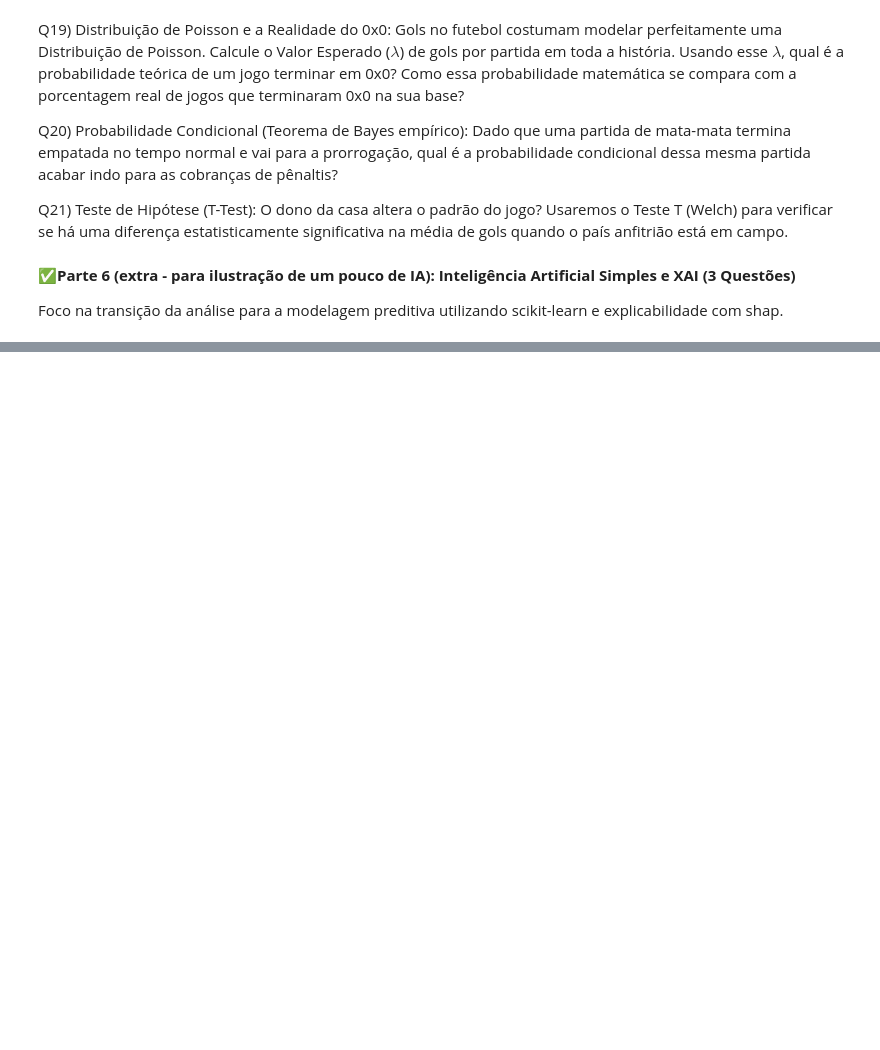
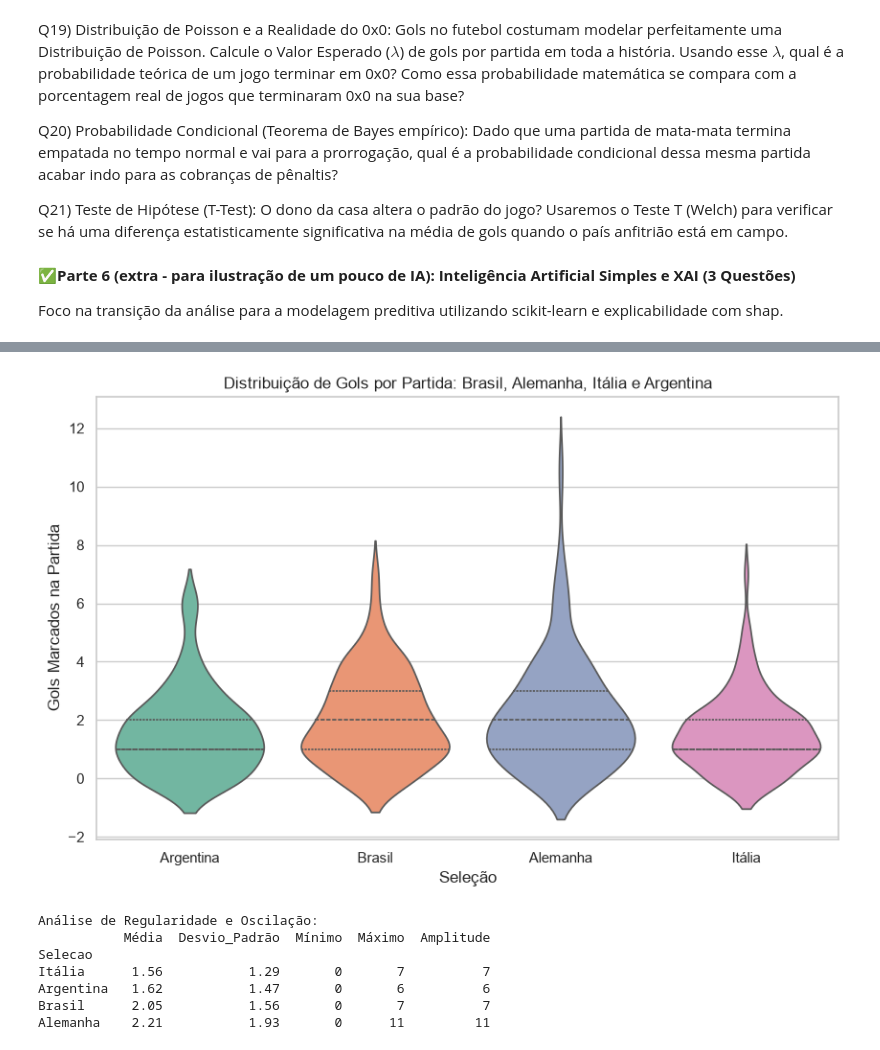
Before and after one commit to arturdosanjos/tp_fcd, a Jupyter notebook: TP_FCD_Artur&Gabriel (1).ipynb, the cells around one changed output, grey strips where cells are left out. Cells and saved outputs as stored; diff of their text form; code cells hidden in the pictures; blank space fills up the shorter version.

```diff
--- a/TP_FCD_Artur&Gabriel (1).ipynb
+++ b/TP_FCD_Artur&Gabriel (1).ipynb
@@ -315,0 +417,69 @@ zebra
+# %%
+# questão 13
+# Violin Plot (Gráfico de Violino):
+# Crie um gráfico de violino comparando a distribuição de gols marcados por partida pelas 4 seleções mais vencedoras
+# (Brasil, Alemanha, Itália, Argentina). Quem é mais regular e quem oscila mais?
+
+home_goals = df_consolidado[['home_team_name', 'home_team_score']].copy()
+home_goals.columns = ['Selecao', 'Gols']
+
+away_goals = df_consolidado[['away_team_name', 'away_team_score']].copy()
+away_goals.columns = ['Selecao', 'Gols']
+
+# 2. Unir tudo em um único DataFrame e garantir que Gols seja numérico
+df_gols = pd.concat([home_goals, away_goals], ignore_index=True)
+df_gols['Gols'] = pd.to_numeric(df_gols['Gols'], errors='coerce')
+
+selecoes_alvo = ['Brazil',
+                 'Germany', 'East Germany', 'West Germany', 'Germany FR', # alemanha teve vários nomes
+                 'Italy',
+                 'Argentina']
+
+df_top4 = df_gols[df_gols['Selecao'].isin(selecoes_alvo)].copy()
+
+# Padronizar os nomes para o gráfico ficar limpo (caso haja variações)
+mapeamento_nomes = {
+    'Brazil': 'Brasil',
+    'Germany': 'Alemanha', 'West Germany': 'Alemanha', 'Germany FR': 'Alemanha', 'East Germany': 'Alemanha',
+    'Italy': 'Itália',
+    'Argentina': 'Argentina'
+}
+df_top4['Selecao'] = df_top4['Selecao'].replace(mapeamento_nomes)
+
+# 4. Criar o Gráfico de Violino
+plt.figure(figsize=(10, 6))
+sns.violinplot(data=df_top4, x='Selecao', y='Gols', hue='Selecao', palette='Set2', inner='quartile', legend=False)
+
+# 5. Ajustes visuais
+plt.title('Distribuição de Gols por Partida: Brasil, Alemanha, Itália e Argentina')
+plt.xlabel('Seleção')
+plt.ylabel('Gols Marcados na Partida')
+
+# Exibir o gráfico
+plt.show()
+
+# Calcular métricas de dispersão para as 4 seleções
+metricas = df_top4.groupby('Selecao')['Gols'].agg(
+    Média='mean',
+    Desvio_Padrão='std', # Medida principal de oscilação
+    Mínimo='min',
+    Máximo='max' # Ajuda a ver a amplitude
+).round(2) # Arredondar para 2 casas decimais
+
+# Calcular a Amplitude (Máximo - Mínimo)
+metricas['Amplitude'] = metricas['Máximo'] - metricas['Mínimo']
+
+# Ordenar pelo Desvio Padrão (do menor para o maior)
+metricas = metricas.sort_values(by='Desvio_Padrão')
+
+print("Análise de Regularidade e Oscilação:")
+print(metricas)
+# %% [output]
+[figure, added]
+Análise de Regularidade e Oscilação:
+           Média  Desvio_Padrão  Mínimo  Máximo  Amplitude
+Selecao
+Itália      1.56           1.29       0       7          7
+Argentina   1.62           1.47       0       6          6
+Brasil      2.05           1.56       0       7          7
+Alemanha    2.21           1.93       0      11         11
```
Also changed, not shown: parts of 20 cells of this notebook.
